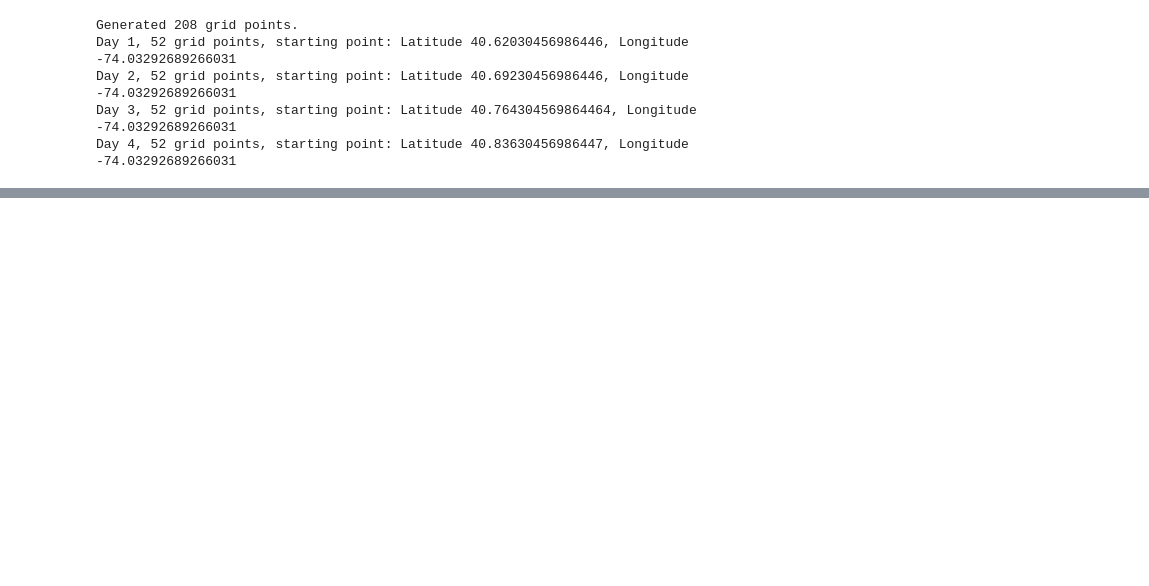
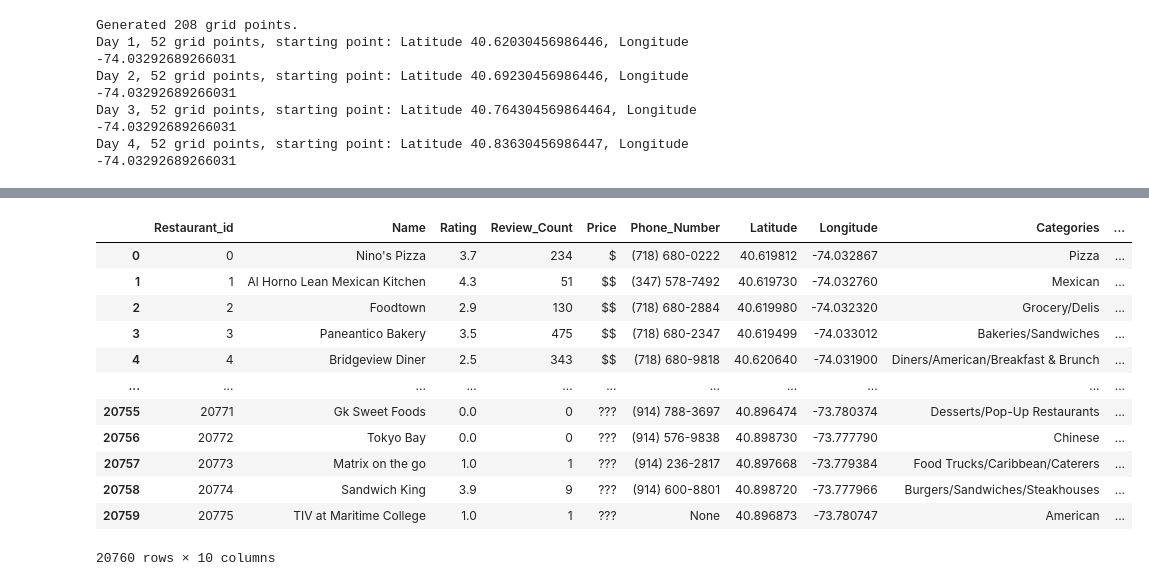
Before and after one commit to YannisPapa/Project-3, a Jupyter notebook: Project-3.ipynb, the cells around one changed output, grey strips where cells are left out. Cells and saved outputs as stored; diff of their text form; code cells hidden in the pictures; blank space fills up the shorter version.

```diff
--- a/Project-3.ipynb
+++ b/Project-3.ipynb
@@ -385,3 +378,21 @@ js_content = f'export const {variable_name} = {json.dumps(json_data, indent=4)};
 js_file_path = 'data/restaurant_data.js'
 with open(js_file_path, 'w') as js_file:
     js_file.write(js_content)
+# %%
+# Test json file to make sure it has the right number of lines
+test_json_df = pd.read_json('data/restaurant_data.json')
+test_json_df
+# %% [output]
+|  | Restaurant_id | Name | Rating | Review_Count | Price | Phone_Number | Latitude | Longitude | Categories | ... |
+| 0 | 0 | Nino's Pizza | 3.7 | 234 | $ | (718) 680-0222 | 40.619812 | -74.032867 | Pizza | ... |
+| 1 | 1 | Al Horno Lean Mexican Kitchen | 4.3 | 51 | $$ | (347) 578-7492 | 40.619730 | -74.032760 | Mexican | ... |
+| 2 | 2 | Foodtown | 2.9 | 130 | $$ | (718) 680-2884 | 40.619980 | -74.032320 | Grocery/Delis | ... |
+| 3 | 3 | Paneantico Bakery | 3.5 | 475 | $$ | (718) 680-2347 | 40.619499 | -74.033012 | Bakeries/Sandwiches | ... |
+| 4 | 4 | Bridgeview Diner | 2.5 | 343 | $$ | (718) 680-9818 | 40.620640 | -74.031900 | Diners/American/Breakfast & Brunch | ... |
+| ... | ... | ... | ... | ... | ... | ... | ... | ... | ... | ... |
+| 20755 | 20771 | Gk Sweet Foods | 0.0 | 0 | ??? | (914) 788-3697 | 40.896474 | -73.780374 | Desserts/Pop-Up Restaurants | ... |
+| 20756 | 20772 | Tokyo Bay | 0.0 | 0 | ??? | (914) 576-9838 | 40.898730 | -73.777790 | Chinese | ... |
+| 20757 | 20773 | Matrix on the go | 1.0 | 1 | ??? | (914) 236-2817 | 40.897668 | -73.779384 | Food Trucks/Caribbean/Caterers | ... |
+| 20758 | 20774 | Sandwich King | 3.9 | 9 | ??? | (914) 600-8801 | 40.898720 | -73.777966 | Burgers/Sandwiches/Steakhouses | ... |
+| 20759 | 20775 | TIV at Maritime College | 1.0 | 1 | ??? | None | 40.896873 | -73.780747 | American | ... |
+20760 rows × 10 columns
```
Also changed, not shown: parts of 15 cells of this notebook, 3 other files.
